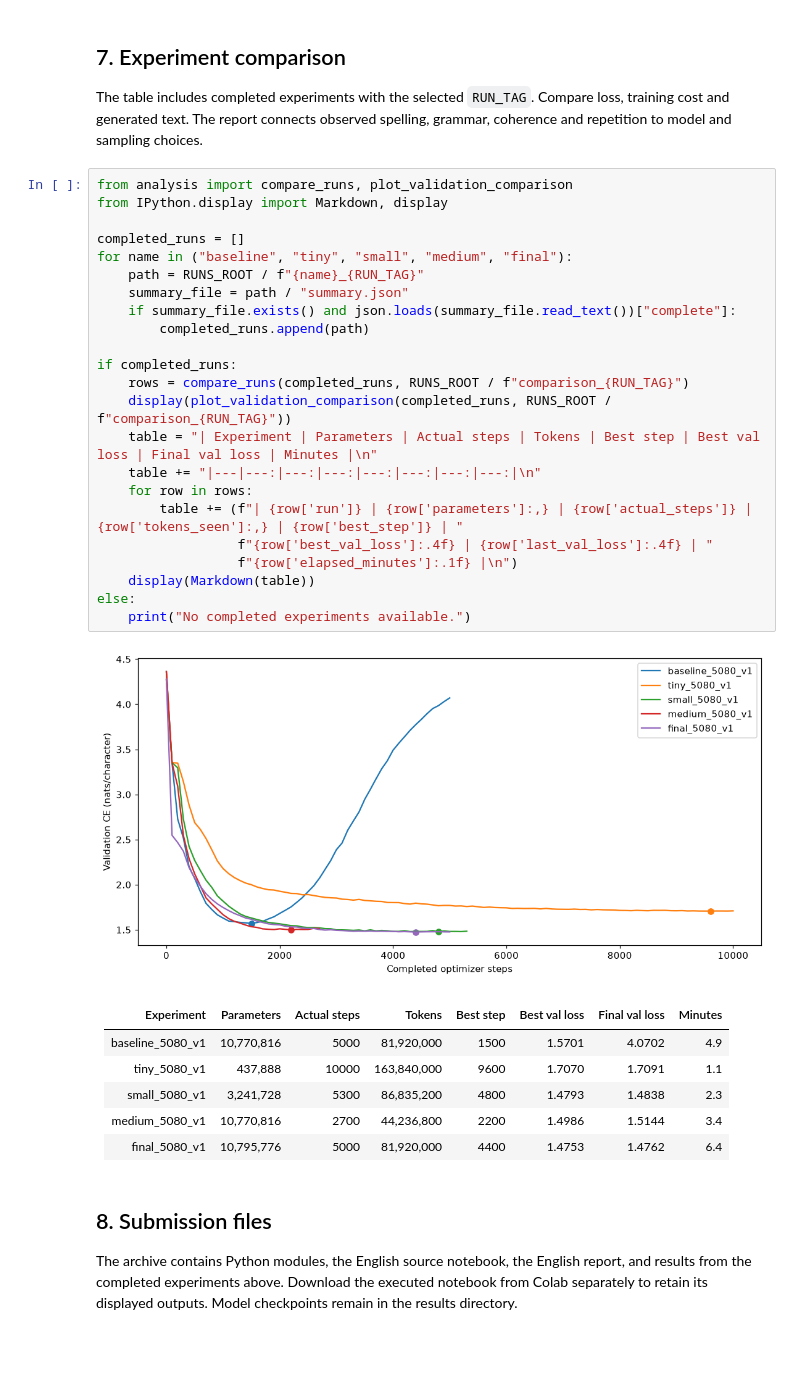
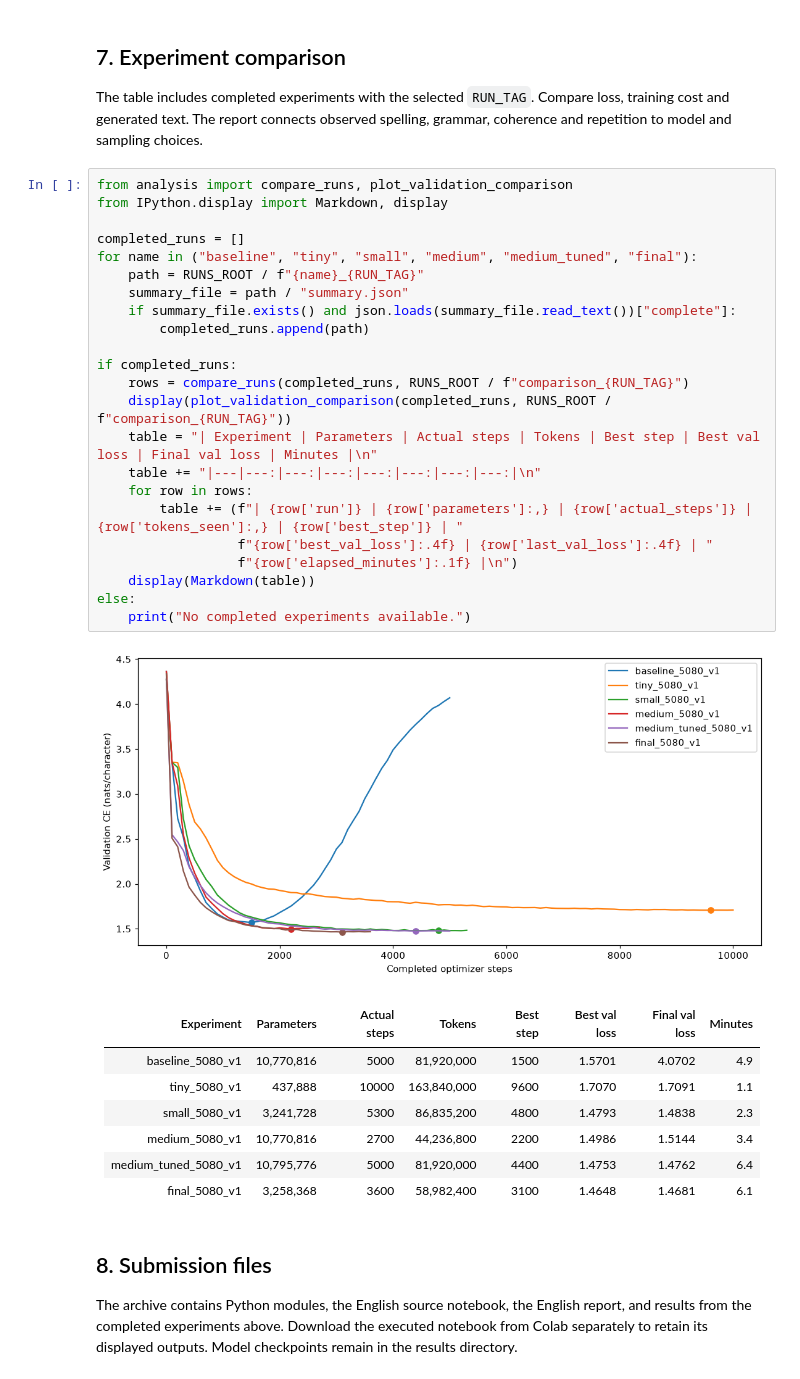
Before and after one commit to Bubble0128/MiniLLM, a Jupyter notebook: MiniLLM_Submission.ipynb, the cells around one changed output. Saved outputs shown, nothing was run; the diff lists cells and outputs as text; blank space fills up the shorter version.

```diff
--- a/MiniLLM_Submission.ipynb
+++ b/MiniLLM_Submission.ipynb
@@ -221,35 +223,36 @@ grammar, coherence and repetition to model and sampling choices.
 # %%
 from analysis import compare_runs, plot_validation_comparison
 from IPython.display import Markdown, display
 
 completed_runs = []
-for name in ("baseline", "tiny", "small", "medium", "final"):
+for name in ("baseline", "tiny", "small", "medium", "medium_tuned", "final"):
     path = RUNS_ROOT / f"{name}_{RUN_TAG}"
     summary_file = path / "summary.json"
     if summary_file.exists() and json.loads(summary_file.read_text())["complete"]:
         completed_runs.append(path)
 
 if completed_runs:
     rows = compare_runs(completed_runs, RUNS_ROOT / f"comparison_{RUN_TAG}")
     display(plot_validation_comparison(completed_runs, RUNS_ROOT / f"comparison_{RUN_TAG}"))
     table = "| Experiment | Parameters | Actual steps | Tokens | Best step | Best val loss | Final val loss | Minutes |\n"
     table += "|---|---:|---:|---:|---:|---:|---:|---:|\n"
     for row in rows:
         table += (f"| {row['run']} | {row['parameters']:,} | {row['actual_steps']} | {row['tokens_seen']:,} | {row['best_step']} | "
                   f"{row['best_val_loss']:.4f} | {row['last_val_loss']:.4f} | "
                   f"{row['elapsed_minutes']:.1f} |\n")
     display(Markdown(table))
 else:
     print("No completed experiments available.")
 # %% [output]
-[figure, old version]
+[figure, new version]
 | Experiment | Parameters | Actual steps | Tokens | Best step | Best val loss | Final val loss | Minutes |
 |---|---:|---:|---:|---:|---:|---:|---:|
 | baseline_5080_v1 | 10,770,816 | 5000 | 81,920,000 | 1500 | 1.5701 | 4.0702 | 4.9 |
 | tiny_5080_v1 | 437,888 | 10000 | 163,840,000 | 9600 | 1.7070 | 1.7091 | 1.1 |
 | small_5080_v1 | 3,241,728 | 5300 | 86,835,200 | 4800 | 1.4793 | 1.4838 | 2.3 |
 | medium_5080_v1 | 10,770,816 | 2700 | 44,236,800 | 2200 | 1.4986 | 1.5144 | 3.4 |
-| final_5080_v1 | 10,795,776 | 5000 | 81,920,000 | 4400 | 1.4753 | 1.4762 | 6.4 |
+| medium_tuned_5080_v1 | 10,795,776 | 5000 | 81,920,000 | 4400 | 1.4753 | 1.4762 | 6.4 |
+| final_5080_v1 | 3,258,368 | 3600 | 58,982,400 | 3100 | 1.4648 | 1.4681 | 6.1 |
 # %% [markdown]
 ## 8. Submission files
 The archive contains Python modules, the English source notebook, the English report,
```
Also changed, not shown: parts of 8 cells of this notebook, 35 other files.
